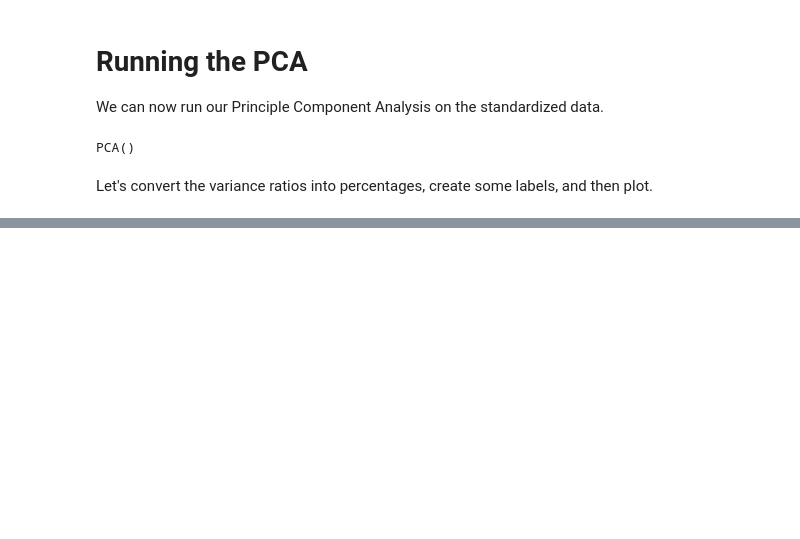
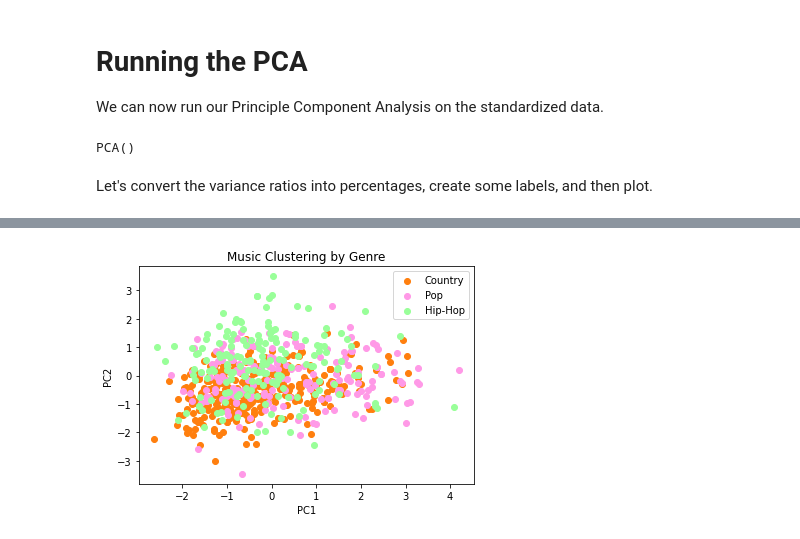
Before and after one commit to nleroy917/bme6310, a Jupyter notebook: pca_practice/spotify_pca.ipynb, the cells around one changed output, grey strips where cells are left out. Drawn from its saved outputs; the diff is of its cells as text; code cells hidden in the pictures; blank space fills up the shorter version.

```diff
--- a/pca_practice/spotify_pca.ipynb
+++ b/pca_practice/spotify_pca.ipynb
@@ -104,0 +107,9 @@ plt.show()
+# %%
+pca_fit = pca.fit_transform(df_standardized.loc[:,features])
+df_pca = pd.DataFrame(pca_fit, columns=labels)
+
+# plt.scatter(df_pca.loc[:, 'PC_1'], df_pca.loc[:,'PC_2'])
+# plt.show()
+# %%
+meta_cols = ['name', 'id', 'artist', 'genre']
+df_pca_annotated = pd.concat([df_raw.loc[:,meta_cols], df_pca.loc[:,labels]], axis=1)
@@ -104,0 +131,16 @@ plt.show()
+# %%
+# extract out genres
+country_data = df_pca_annotated.loc[df_pca_annotated['genre'] == 'contemporary country']
+pop_data = df_pca_annotated.loc[df_pca_annotated['genre'] == 'pop']
+hiphop_data = df_pca_annotated.loc[df_pca_annotated['genre'] == 'hip hop']
+# %%
+plt.scatter(country_data['PC_1'], country_data['PC_2'], c=['#ff7f0e'])
+plt.scatter(pop_data['PC_1'], pop_data['PC_2'], c=['#ff99e7'])
+plt.scatter(hiphop_data['PC_1'], hiphop_data['PC_2'], c=['#99ff99'])
+plt.legend(['Country', 'Pop', 'Hip-Hop'])
+plt.title('Music Clustering by Genre')
+plt.xlabel('PC1')
+plt.ylabel('PC2')
+plt.show()
+# %% [output]
+[figure, added]
```
Also changed, not shown: parts of 6 cells of this notebook, 1 other file.
